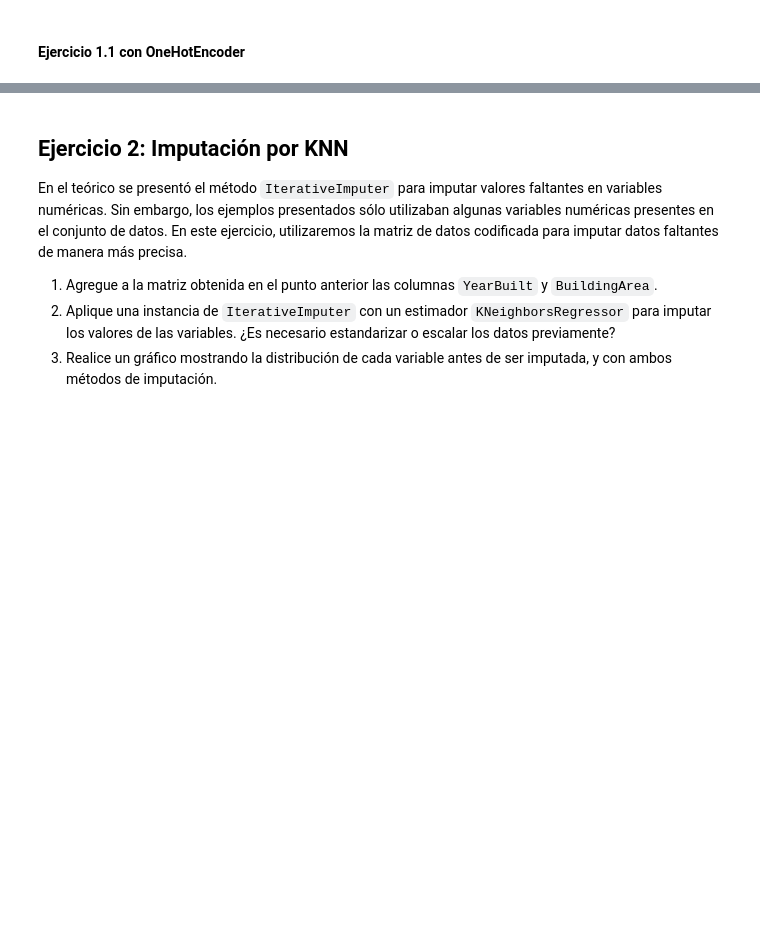
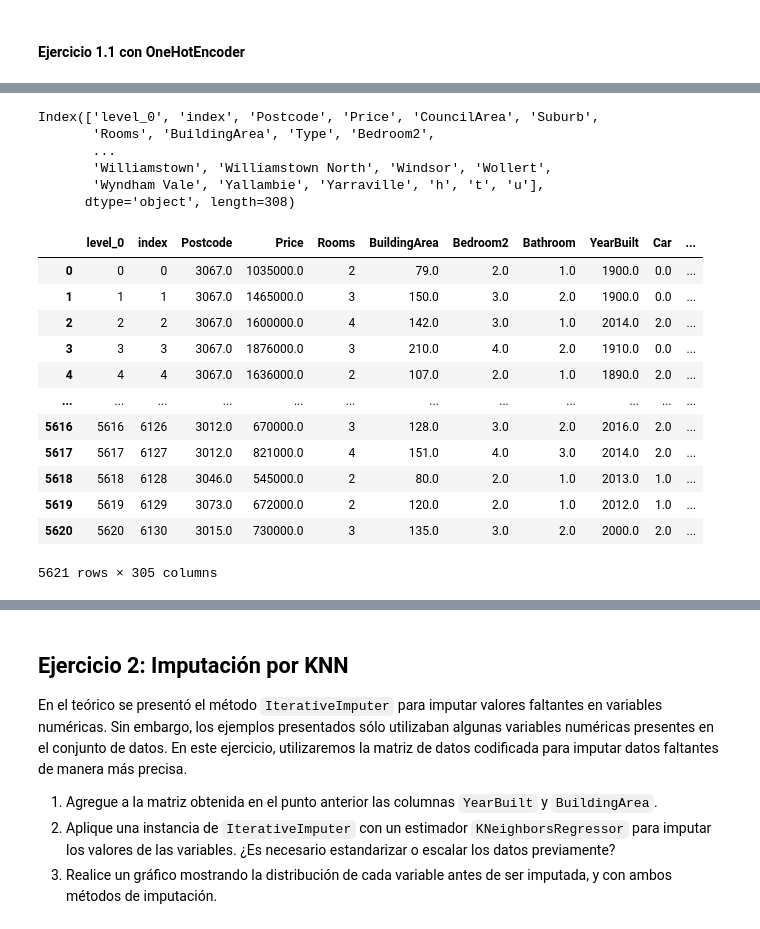
Before and after one commit to JeroFotinos/diplo_datos, a Jupyter notebook: Consignas_Entregable_AEyC - Parte 2.ipynb, the cells around one changed output, grey strips where cells are left out. Cells and saved outputs as stored; diff of their text form; code cells hidden in the pictures; blank space fills up the shorter version.

```diff
--- a/Consignas_Entregable_AEyC - Parte 2.ipynb
+++ b/Consignas_Entregable_AEyC - Parte 2.ipynb
@@ -170,0 +200,26 @@ melb_df_merge #We keep the original index to facilitate the next merges.
+# %%
+melb_df_encoded.columns #level_0, index and categorical_cols are unuseful.
+# %% [output]
+Index(['level_0', 'index', 'Postcode', 'Price', 'CouncilArea', 'Suburb',
+       'Rooms', 'BuildingArea', 'Type', 'Bedroom2',
+       ...
+       'Williamstown', 'Williamstown North', 'Windsor', 'Wollert',
+       'Wyndham Vale', 'Yallambie', 'Yarraville', 'h', 't', 'u'],
+      dtype='object', length=308)
+# %%
+melb_df_encoded = melb_df_encoded.drop(categorical_cols, axis=1) #deleting categorical columns
+melb_df_encoded
+# %% [output]
+|  | level_0 | index | Postcode | Price | Rooms | BuildingArea | Bedroom2 | Bathroom | YearBuilt | Car | ... |
+| 0 | 0 | 0 | 3067.0 | 1035000.0 | 2 | 79.0 | 2.0 | 1.0 | 1900.0 | 0.0 | ... |
+| 1 | 1 | 1 | 3067.0 | 1465000.0 | 3 | 150.0 | 3.0 | 2.0 | 1900.0 | 0.0 | ... |
+| 2 | 2 | 2 | 3067.0 | 1600000.0 | 4 | 142.0 | 3.0 | 1.0 | 2014.0 | 2.0 | ... |
+| 3 | 3 | 3 | 3067.0 | 1876000.0 | 3 | 210.0 | 4.0 | 2.0 | 1910.0 | 0.0 | ... |
+| 4 | 4 | 4 | 3067.0 | 1636000.0 | 2 | 107.0 | 2.0 | 1.0 | 1890.0 | 2.0 | ... |
+| ... | ... | ... | ... | ... | ... | ... | ... | ... | ... | ... | ... |
+| 5616 | 5616 | 6126 | 3012.0 | 670000.0 | 3 | 128.0 | 3.0 | 2.0 | 2016.0 | 2.0 | ... |
+| 5617 | 5617 | 6127 | 3012.0 | 821000.0 | 4 | 151.0 | 4.0 | 3.0 | 2014.0 | 2.0 | ... |
+| 5618 | 5618 | 6128 | 3046.0 | 545000.0 | 2 | 80.0 | 2.0 | 1.0 | 2013.0 | 1.0 | ... |
+| 5619 | 5619 | 6129 | 3073.0 | 672000.0 | 2 | 120.0 | 2.0 | 1.0 | 2012.0 | 1.0 | ... |
+| 5620 | 5620 | 6130 | 3015.0 | 730000.0 | 3 | 135.0 | 3.0 | 2.0 | 2000.0 | 2.0 | ... |
+5621 rows × 305 columns
```
Also changed, not shown: parts of 41 cells of this notebook.
